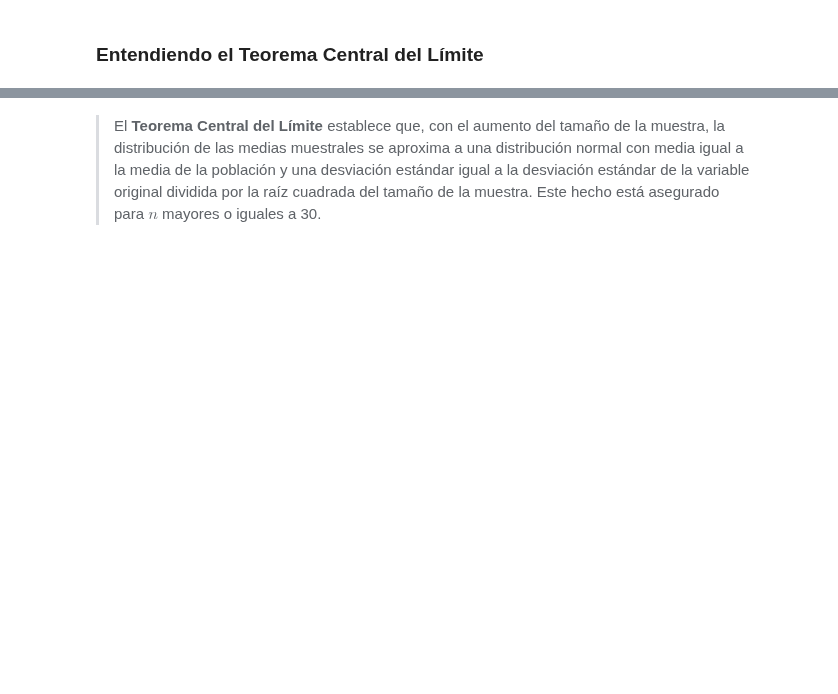
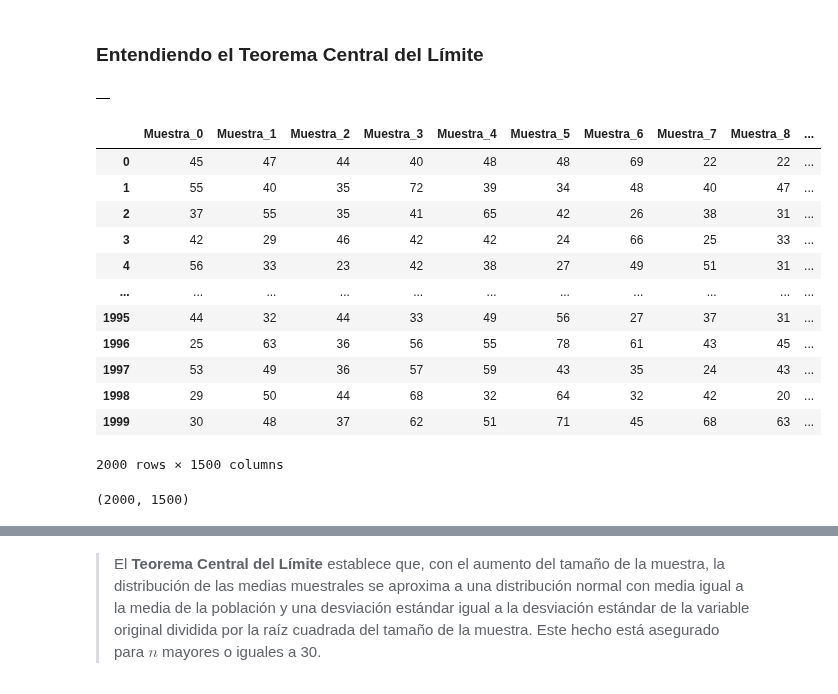
Before and after one commit to ivazquez-07/python_data_science_excersises, a Jupyter notebook: Curso-de-Estadistica-con-Python-Aula-2/Inicial.ipynb, the cells around one changed output, grey strips where cells are left out. Saved outputs shown, nothing was run; the diff lists cells and outputs as text; code cells hidden in the pictures; blank space fills up the shorter version.

```diff
--- a/Curso-de-Estadistica-con-Python-Aula-2/Inicial.ipynb
+++ b/Curso-de-Estadistica-con-Python-Aula-2/Inicial.ipynb
@@ -1017,0 +1021,30 @@ La desviación estándar de las medias muestrales se conoce como **error estánd
+# %%
+muestras = pd.DataFrame()
+muestras
+# %% [output]
+|  |
+# %%
+for i in range (total_de_muestras):
+  _ = datos.Edad.sample(n)                      # Usando el guión bajo no se guarda en ningún lado (solo en memoria)
+  _.index = range(0, len(_))
+  muestras['Muestra_'+ str(i)] = _
+
+muestras
+# %% [output]
+|  | Muestra_0 | Muestra_1 | Muestra_2 | Muestra_3 | Muestra_4 | Muestra_5 | Muestra_6 | Muestra_7 | Muestra_8 | ... |
+| 0 | 45 | 47 | 44 | 40 | 48 | 48 | 69 | 22 | 22 | ... |
+| 1 | 55 | 40 | 35 | 72 | 39 | 34 | 48 | 40 | 47 | ... |
+| 2 | 37 | 55 | 35 | 41 | 65 | 42 | 26 | 38 | 31 | ... |
+| 3 | 42 | 29 | 46 | 42 | 42 | 24 | 66 | 25 | 33 | ... |
+| 4 | 56 | 33 | 23 | 42 | 38 | 27 | 49 | 51 | 31 | ... |
+| ... | ... | ... | ... | ... | ... | ... | ... | ... | ... | ... |
+| 1995 | 44 | 32 | 44 | 33 | 49 | 56 | 27 | 37 | 31 | ... |
+| 1996 | 25 | 63 | 36 | 56 | 55 | 78 | 61 | 43 | 45 | ... |
+| 1997 | 53 | 49 | 36 | 57 | 59 | 43 | 35 | 24 | 43 | ... |
+| 1998 | 29 | 50 | 44 | 68 | 32 | 64 | 32 | 42 | 20 | ... |
+| 1999 | 30 | 48 | 37 | 62 | 51 | 71 | 45 | 68 | 63 | ... |
+2000 rows × 1500 columns
+# %%
+muestras.shape   # Filas x Columnas
+# %% [output]
+(2000, 1500)
```
Also changed, not shown: parts of 32 cells of this notebook.
